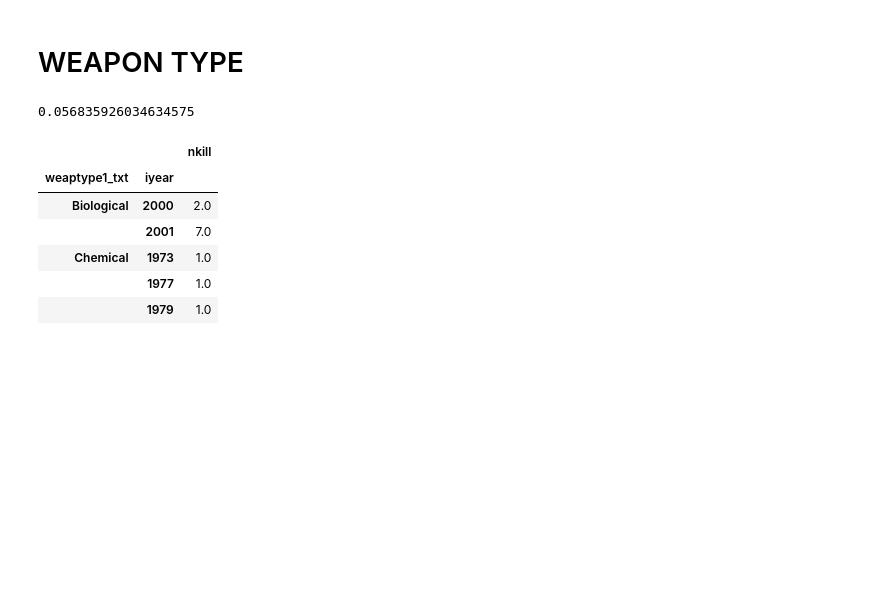
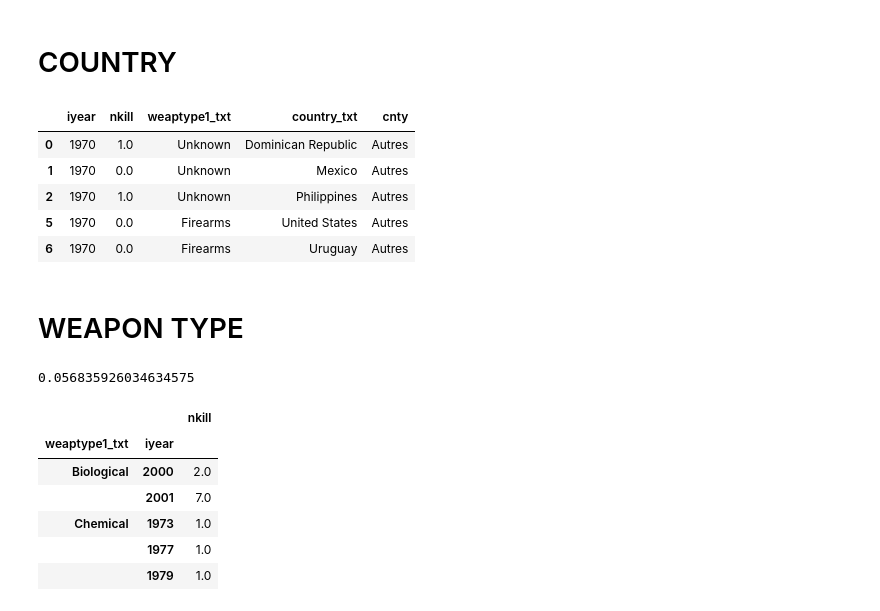
Before and after one commit to DatavizENSAE2018/DatavizENSAE2018.github.io, a Jupyter notebook: terrorism.ipynb, the cells around one changed output. Cells and saved outputs as stored; diff of their text form; code cells hidden in the pictures; blank space fills up the shorter version.

```diff
--- a/terrorism.ipynb
+++ b/terrorism.ipynb
@@ -7,0 +36,24 @@ file = pd.read_csv("/Users/Nicolas/Desktop/globalterrorismdb_0617dist.csv", enco
+# %% [markdown]
+# COUNTRY
+# %%
+brut_cnty = file[['iyear', 'nkill', 'weaptype1_txt', 'country_txt']]
+cnty = brut_cnty.dropna()
+# %%
+cnty_mapper = ['Afghanistan', 'Pakistan', 'Nigeria', 'India', 'Syria']
+french = {'Afghanistan': 'Afghanistan', 'Pakistan': 'Pakistan', 'Nigeria': 'Nigeria', 'India': 'Inde', 'Syria': 'Syrie'}
+def cntry_map(ct):
+    if ct in cnty_mapper:
+        return french[ct]
+    else:
+        return 'Autres'
+# %%
+cnty_df = pd.DataFrame(list(map(cntry_map, cnty['country_txt'])), columns=['cnty'], index=cnty.index)
+# %%
+cnty.join(cnty_df).head()
+# %% [output]
+|  | iyear | nkill | weaptype1_txt | country_txt | cnty |
+| 0 | 1970 | 1.0 | Unknown | Dominican Republic | Autres |
+| 1 | 1970 | 0.0 | Unknown | Mexico | Autres |
+| 2 | 1970 | 1.0 | Unknown | Philippines | Autres |
+| 5 | 1970 | 0.0 | Firearms | United States | Autres |
+| 6 | 1970 | 0.0 | Firearms | Uruguay | Autres |
```
Also changed, not shown: parts of 15 cells of this notebook, 1 other file.
